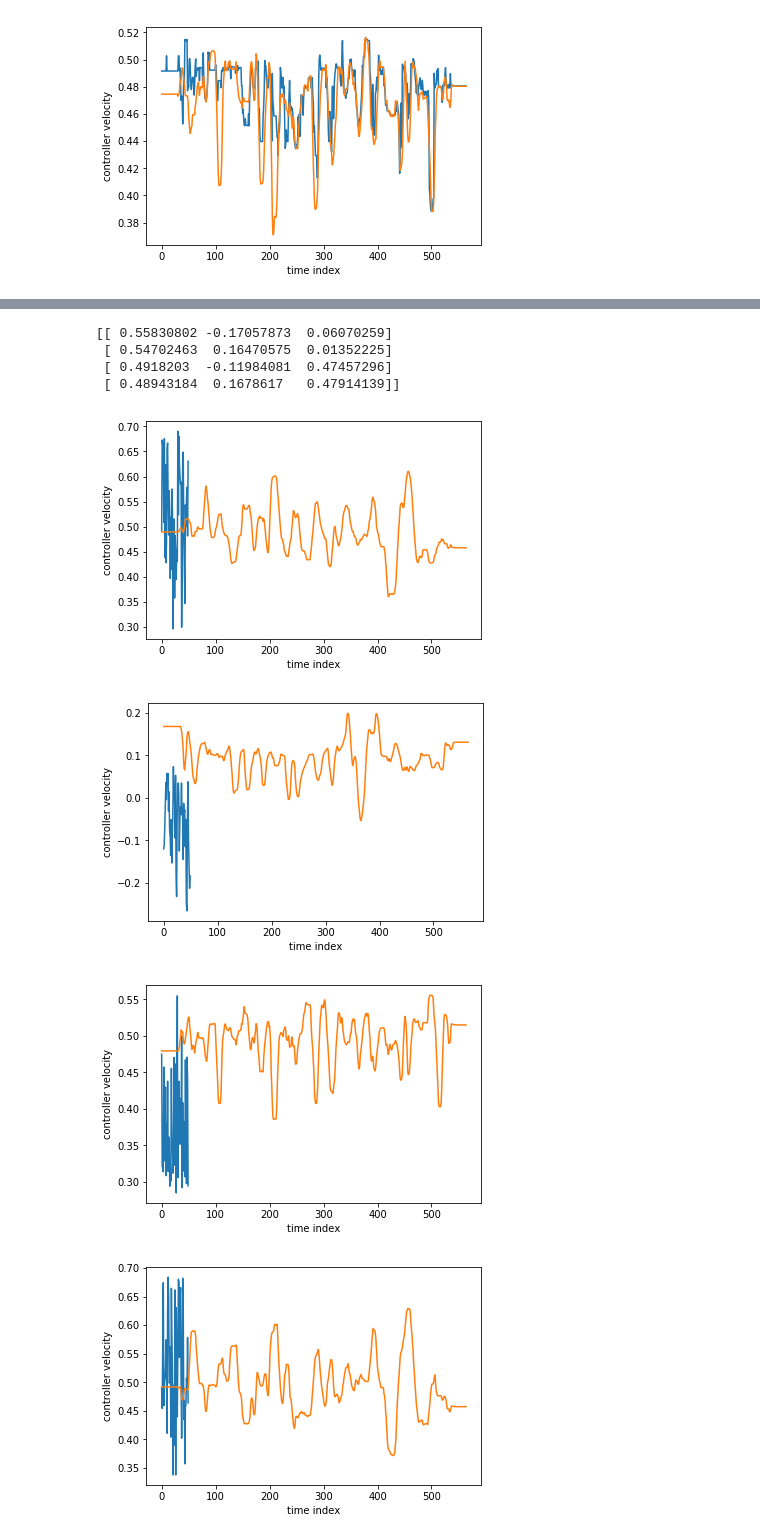
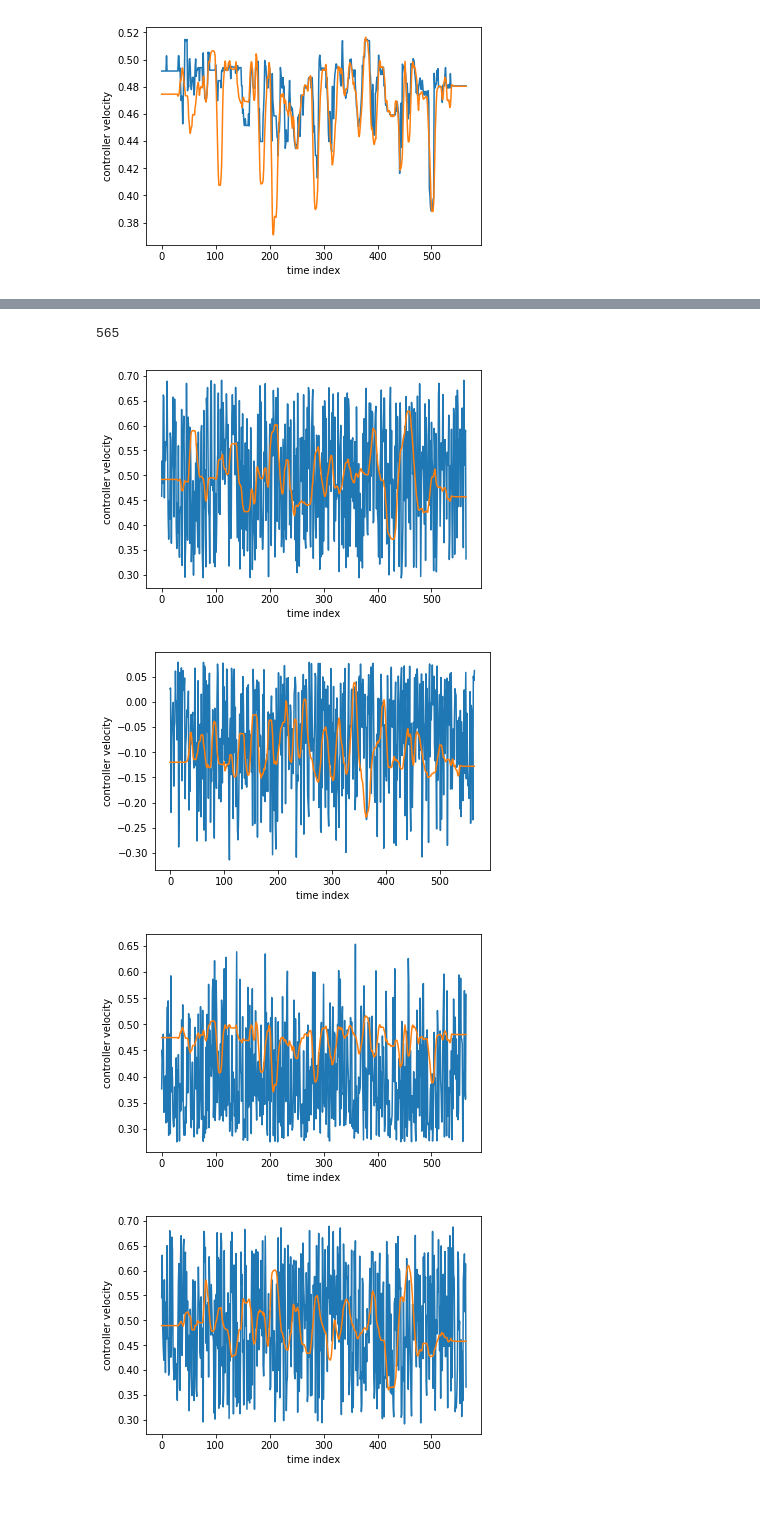
Before and after one commit to rmqlife/deformable, a Jupyter notebook: transfer_depth.ipynb, the cells around one changed output, grey strips where cells are left out. Saved outputs shown, nothing was run; the diff lists cells and outputs as text; code cells hidden in the pictures; blank space fills up the shorter version.

```diff
--- a/transfer_depth.ipynb
+++ b/transfer_depth.ipynb
@@ -89,10 +89,11 @@ def draw_comparison(y_pred, y):
         plt.plot(range(y_pred.shape[0]),y_pred[:,i], label = 'predicted')
         plt.plot(range(y.shape[0]),y[:,i], label = 'ground truth')
         plt.show()
-
-depth1 = np.load('/playpen/biao/result/depth1.npy')
-depth2 = np.load('/playpen/biao/result/depth2.npy')
-y = np.load('/playpen/biao/result/data.npz')['pos']
+import os
+os.chdir('/home/rmqlife/work_remote/office/')
+depth1 = np.load('result/depth1.npy')
+depth2 = np.load('result/depth2.npy')
+y = np.load('result/data.npz')['pos']
 y_pred = np.zeros(y.shape)
 for i in range(depth2.shape[0]):
     #vis_depth(depth2[i,:])
@@ -141,7 +146,7 @@ pos (5000, 6) (565, 6)
 # %%
 import numpy as np
 class Handles:
-    def __init__(self,cloth_x, cloth_y, handles, ext=0.03):
+    def __init__(self,cloth_x, cloth_y, handles, ext=0.1):
         self.cloth_x = cloth_x
         self.cloth_y = cloth_y
         self.init_handles = np.array(handles)
@@ -172,50 +177,61 @@ class Handles:
                 break
         return handles
 
-    def rand_robot(self):
+    def random_robot(self):
         while True:
             handles = self.init_handles.copy()
             for i in range(handles.shape[0]):
                 handles[i,:] += self.noisen(x=0.2, n=3)
             valid = 1
             valid &= self.dist3d(handles[2],handles[3])<self.cloth_x + self.ext
             #print(self.dist3d(handles[0],handles[2]),valid)
             if valid==1:
                 break
         return handles
 
+    def random_hands(self):
+        while True:
+            handles = self.init_handles.copy()
+            for i in range(handles.shape[0]):
+                handles[i,:] += self.noisen(x=0.2, n=3)
+            valid = 1
+            valid &= self.dist3d(handles[0],handles[1])<self.cloth_x + self.ext
+            #print(self.dist3d(handles[0],handles[2]),valid)
+            if valid==1:
+                break
+        return handles
+
     def series(self,pos_num):
-        pos_num = 50
         tt_handles = np.zeros((pos_num,4*3))
         tt_handles[0,:] = np.array(handles).reshape(-1,)
-        print(handles)
-        for i in range(1,pos_num):
+        print(pos_num)
+        for i in range(0,pos_num):
             #print(tt_pos)
-            res = Handles.random_handles()
+            res = self.random_handles()
             tt_handles[i,:] = res.reshape(-1,)
         return tt_handles
 
 cloth_x = 0.3
 cloth_y = 0.35
 rr = [0.48943184,0.1678617,0.47914139]
 rl = [0.4918203,-0.11984081,0.47457296]
 hl = [0.55830802,-0.17057873,0.06070259]
 hr = [0.54702463,0.16470575,0.01352225]
 robot_pos=[rl,rr]
 hands_pos=[hl,hr]
 handles = np.array(hands_pos + robot_pos)
 Handles = Handles(cloth_x=cloth_x, cloth_y=cloth_y, handles=handles)
 
 #pos1 = np.load('/playpen/biao/result/0130/merged3/handles.npy')[:,-6:]
-pos2 = np.load('/playpen/biao/result/data.npz')['pos']
+pos2 = np.load('/home/rmqlife/work_remote/office/result/data.npz')['pos']
+
 pos1 = Handles.series(pos_num=pos2.shape[0])[:,-6:]
+pos2 = np.hstack((pos2[:,-3:],pos2[:,:3]))
+
 draw_comparison(pos1,pos2)
 # %% [output]
-[[ 0.55830802 -0.17057873  0.06070259]
- [ 0.54702463  0.16470575  0.01352225]
- [ 0.4918203  -0.11984081  0.47457296]
- [ 0.48943184  0.1678617   0.47914139]]
+565
-[figure, old version]
+[figure, new version]
-[figure, old version]
+[figure, new version]
-[figure, old version]
+[figure, new version]
-[figure, old version]
+[figure, new version]
```
Also changed, not shown: parts of 2 cells of this notebook, 4 other files.
